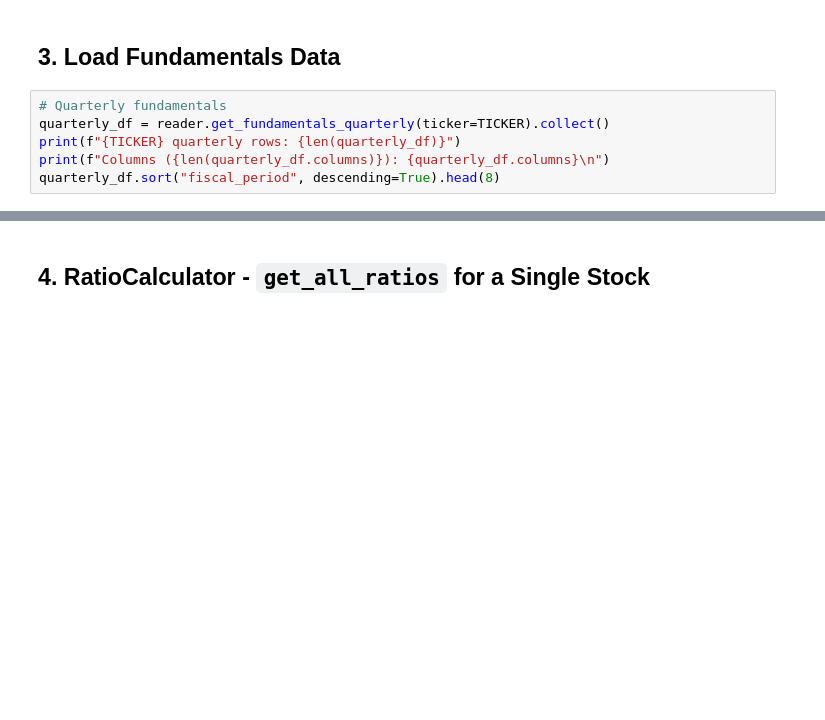
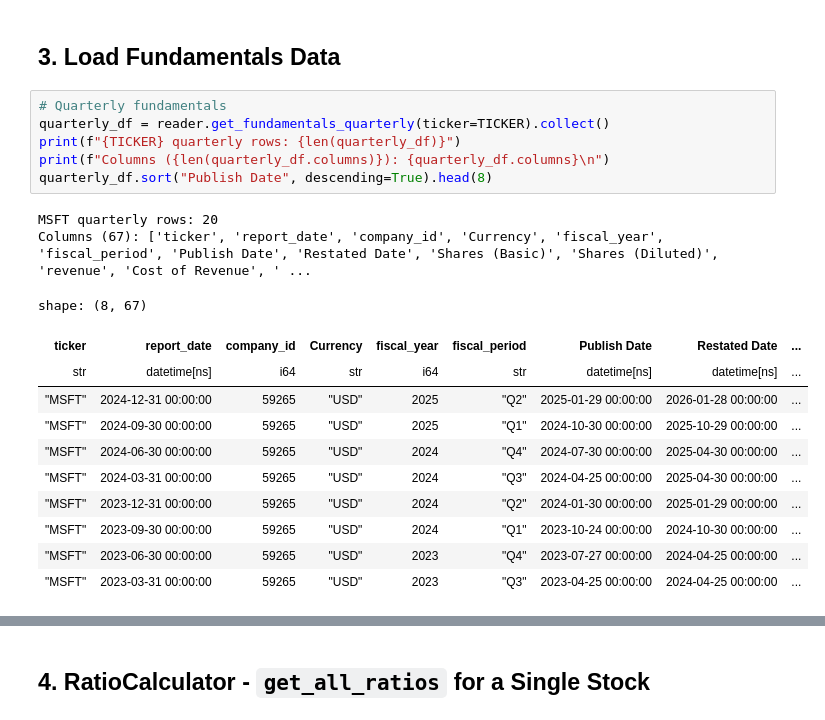
Before and after one commit to singkwan/project_yield, a Jupyter notebook: notebooks/explore_data_and_ratios.ipynb, the cells around one changed output, grey strips where cells are left out. Cells and saved outputs as stored; diff of their text form; blank space fills up the shorter version.

```diff
--- a/notebooks/explore_data_and_ratios.ipynb
+++ b/notebooks/explore_data_and_ratios.ipynb
@@ -62,9 +97,23 @@ prices_2024.tail(10)
 # %%
 # Quarterly fundamentals
 quarterly_df = reader.get_fundamentals_quarterly(ticker=TICKER).collect()
 print(f"{TICKER} quarterly rows: {len(quarterly_df)}")
 print(f"Columns ({len(quarterly_df.columns)}): {quarterly_df.columns}\n")
-quarterly_df.sort("fiscal_period", descending=True).head(8)
+quarterly_df.sort("Publish Date", descending=True).head(8)
+# %% [output]
+MSFT quarterly rows: 20
+Columns (67): ['ticker', 'report_date', 'company_id', 'Currency', 'fiscal_year', 'fiscal_period', 'Publish Date', 'Restated Date', 'Shares (Basic)', 'Shares (Diluted)', 'revenue', 'Cost of Revenue', ' ...
+shape: (8, 67)
+| ticker | report_date | company_id | Currency | fiscal_year | fiscal_period | Publish Date | Restated Date | ... |
+| str | datetime[ns] | i64 | str | i64 | str | datetime[ns] | datetime[ns] | ... |
+| "MSFT" | 2024-12-31 00:00:00 | 59265 | "USD" | 2025 | "Q2" | 2025-01-29 00:00:00 | 2026-01-28 00:00:00 | ... |
+| "MSFT" | 2024-09-30 00:00:00 | 59265 | "USD" | 2025 | "Q1" | 2024-10-30 00:00:00 | 2025-10-29 00:00:00 | ... |
+| "MSFT" | 2024-06-30 00:00:00 | 59265 | "USD" | 2024 | "Q4" | 2024-07-30 00:00:00 | 2025-04-30 00:00:00 | ... |
+| "MSFT" | 2024-03-31 00:00:00 | 59265 | "USD" | 2024 | "Q3" | 2024-04-25 00:00:00 | 2025-04-30 00:00:00 | ... |
+| "MSFT" | 2023-12-31 00:00:00 | 59265 | "USD" | 2024 | "Q2" | 2024-01-30 00:00:00 | 2025-01-29 00:00:00 | ... |
+| "MSFT" | 2023-09-30 00:00:00 | 59265 | "USD" | 2024 | "Q1" | 2023-10-24 00:00:00 | 2024-10-30 00:00:00 | ... |
+| "MSFT" | 2023-06-30 00:00:00 | 59265 | "USD" | 2023 | "Q4" | 2023-07-27 00:00:00 | 2024-04-25 00:00:00 | ... |
+| "MSFT" | 2023-03-31 00:00:00 | 59265 | "USD" | 2023 | "Q3" | 2023-04-25 00:00:00 | 2024-04-25 00:00:00 | ... |
 # %%
 # Annual fundamentals
 annual_df = reader.get_fundamentals_annual(ticker=TICKER).collect()
```
Also changed, not shown: parts of 11 cells of this notebook, 4 other files.
